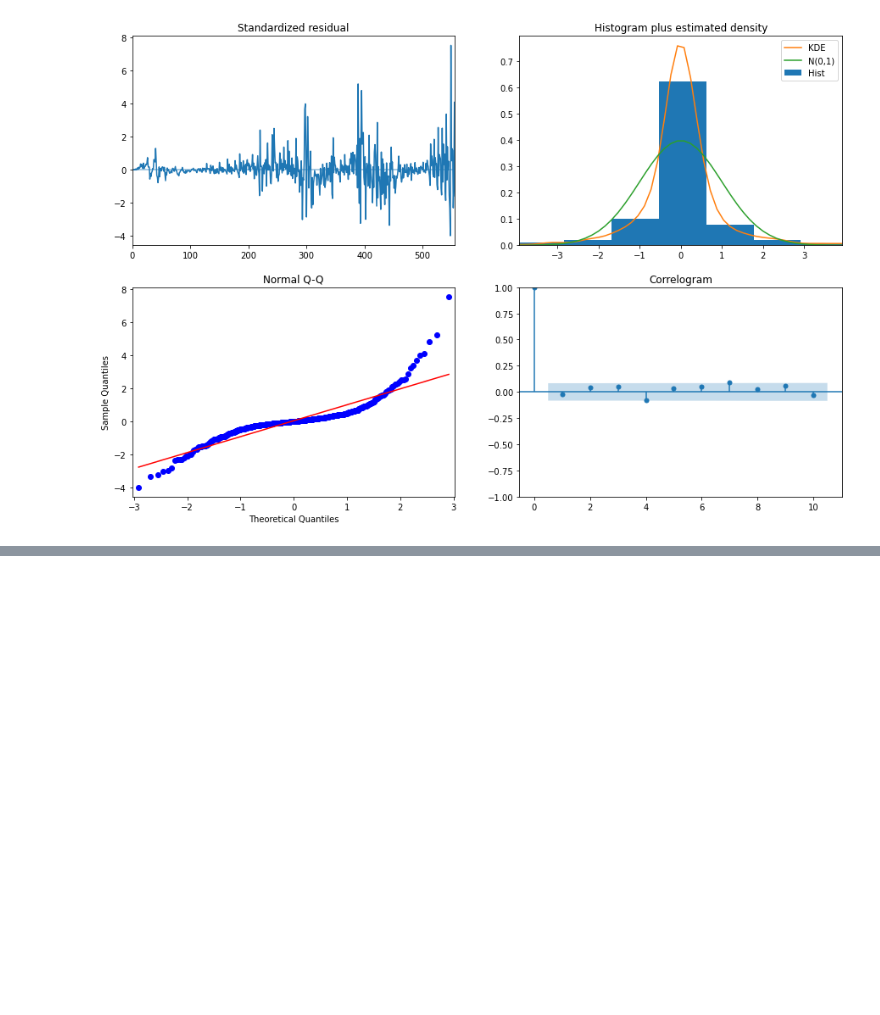
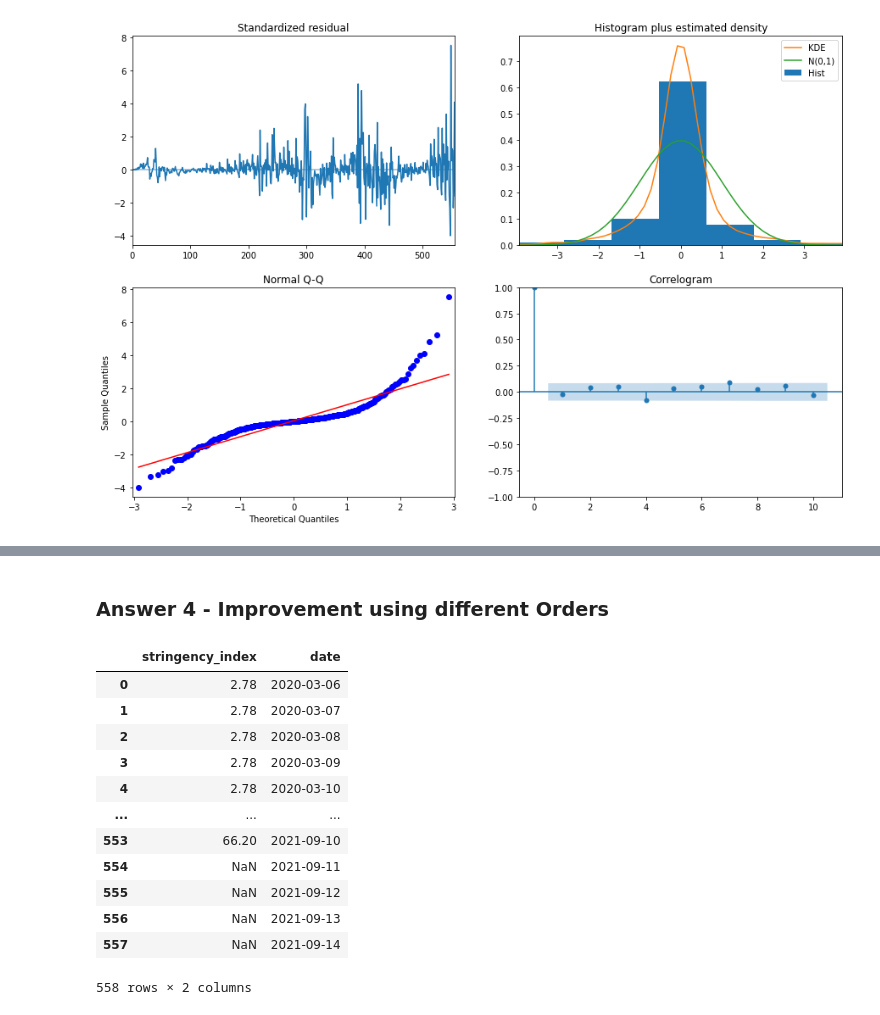
Before and after one commit to gopala-goyal/covid-time-series-analysis, a Jupyter notebook: 20254605 - Time Series Assignment 3.ipynb, the cells around one changed output, grey strips where cells are left out. Cells and saved outputs as stored; diff of their text form; code cells hidden in the pictures; blank space fills up the shorter version.

```diff
--- a/20254605 - Time Series Assignment 3.ipynb
+++ b/20254605 - Time Series Assignment 3.ipynb
@@ -487,0 +466,2 @@ warnings.filterwarnings('ignore', 'statsmodels.tsa.arima_model.ARIMA',
+# %% [markdown]
+### Answer 4 - Improvement using different Orders
@@ -487,0 +473,16 @@ warnings.filterwarnings('ignore', 'statsmodels.tsa.arima_model.ARIMA',
+# %%
+stringency_covid_can
+# %% [output]
+|  | stringency_index | date |
+| 0 | 2.78 | 2020-03-06 |
+| 1 | 2.78 | 2020-03-07 |
+| 2 | 2.78 | 2020-03-08 |
+| 3 | 2.78 | 2020-03-09 |
+| 4 | 2.78 | 2020-03-10 |
+| ... | ... | ... |
+| 553 | 66.20 | 2021-09-10 |
+| 554 | NaN | 2021-09-11 |
+| 555 | NaN | 2021-09-12 |
+| 556 | NaN | 2021-09-13 |
+| 557 | NaN | 2021-09-14 |
+558 rows × 2 columns
```
Also changed, not shown: parts of 24 cells of this notebook.
